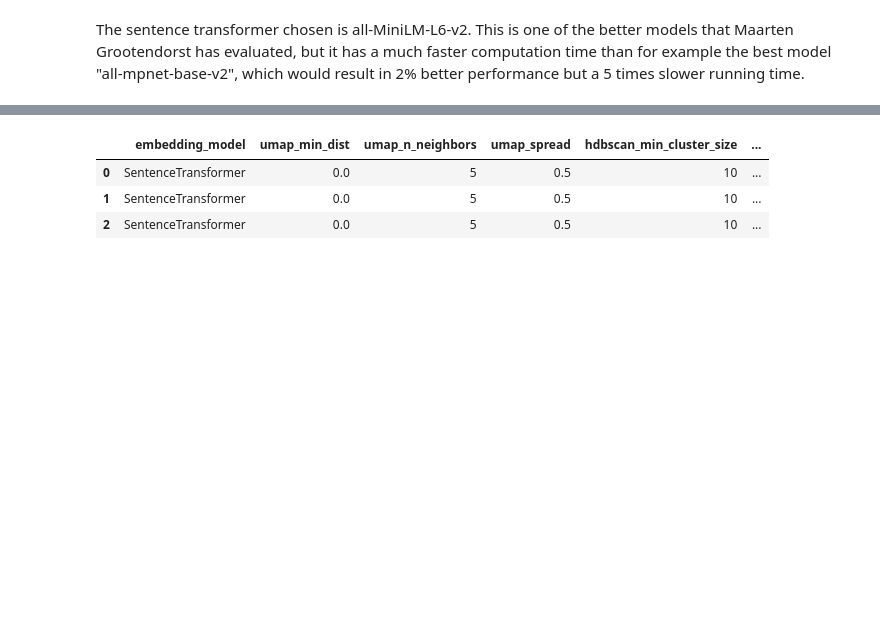
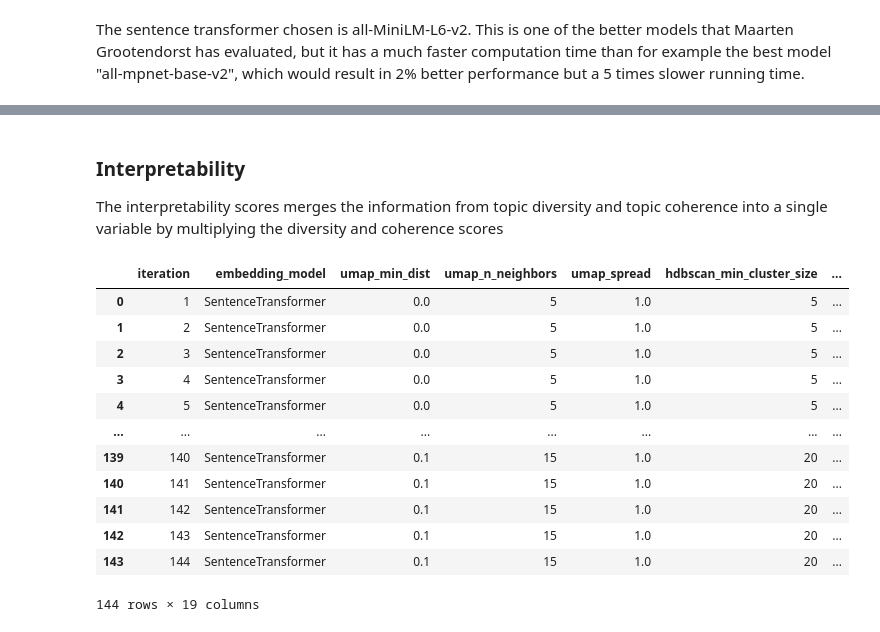
Before and after one commit to mehdigreefhorst/NLP-JADS, a Jupyter notebook: Assignment2/Bertopic/bertopic_quantitatively.ipynb, the cells around one changed output, grey strips where cells are left out. Cells and saved outputs as stored; diff of their text form; code cells hidden in the pictures; blank space fills up the shorter version.

```diff
--- a/Assignment2/Bertopic/bertopic_quantitatively.ipynb
+++ b/Assignment2/Bertopic/bertopic_quantitatively.ipynb
@@ -491,7 +491,7 @@ def find_best_models(results_df, n_best=5):
     return best_models
 
 # Example usage:
-results_df = run_hyperparameter_tuning(df_news, max_combinations=3)
+results_df = run_hyperparameter_tuning(df_news, max_combinations=144)
 fig1, fig2 = plot_results(results_df)
 fig1.show()
 fig2.show()
@@ -504,10 +537,25 @@ iteration =  1
+# %% [markdown]
+### Interpretability
+The interpretability scores merges the information from topic diversity and topic coherence into a single variable by multiplying the diversity and coherence scores
+# %%
+results_df["interpretability"] = results_df["topic_diversity"] * results_df["topic_coherence"]
 # %%
+results_df.to_csv("results_hyperparameters.csv")
 results_df
 # %% [output]
-|  | embedding_model | umap_min_dist | umap_n_neighbors | umap_spread | hdbscan_min_cluster_size | ... |
-| 0 | SentenceTransformer | 0.0 | 5 | 0.5 | 10 | ... |
-| 1 | SentenceTransformer | 0.0 | 5 | 0.5 | 10 | ... |
-| 2 | SentenceTransformer | 0.0 | 5 | 0.5 | 10 | ... |
+|  | iteration | embedding_model | umap_min_dist | umap_n_neighbors | umap_spread | hdbscan_min_cluster_size | ... |
+| 0 | 1 | SentenceTransformer | 0.0 | 5 | 1.0 | 5 | ... |
+| 1 | 2 | SentenceTransformer | 0.0 | 5 | 1.0 | 5 | ... |
+| 2 | 3 | SentenceTransformer | 0.0 | 5 | 1.0 | 5 | ... |
+| 3 | 4 | SentenceTransformer | 0.0 | 5 | 1.0 | 5 | ... |
+| 4 | 5 | SentenceTransformer | 0.0 | 5 | 1.0 | 5 | ... |
+| ... | ... | ... | ... | ... | ... | ... | ... |
+| 139 | 140 | SentenceTransformer | 0.1 | 15 | 1.0 | 20 | ... |
+| 140 | 141 | SentenceTransformer | 0.1 | 15 | 1.0 | 20 | ... |
+| 141 | 142 | SentenceTransformer | 0.1 | 15 | 1.0 | 20 | ... |
+| 142 | 143 | SentenceTransformer | 0.1 | 15 | 1.0 | 20 | ... |
+| 143 | 144 | SentenceTransformer | 0.1 | 15 | 1.0 | 20 | ... |
+144 rows × 19 columns
 # %%
 def plot_results_2d(results_df):
     """Create 2D visualizations for the hyperparameter tuning results without WebGL dependency."""
```
Also changed, not shown: parts of 2 cells of this notebook.
